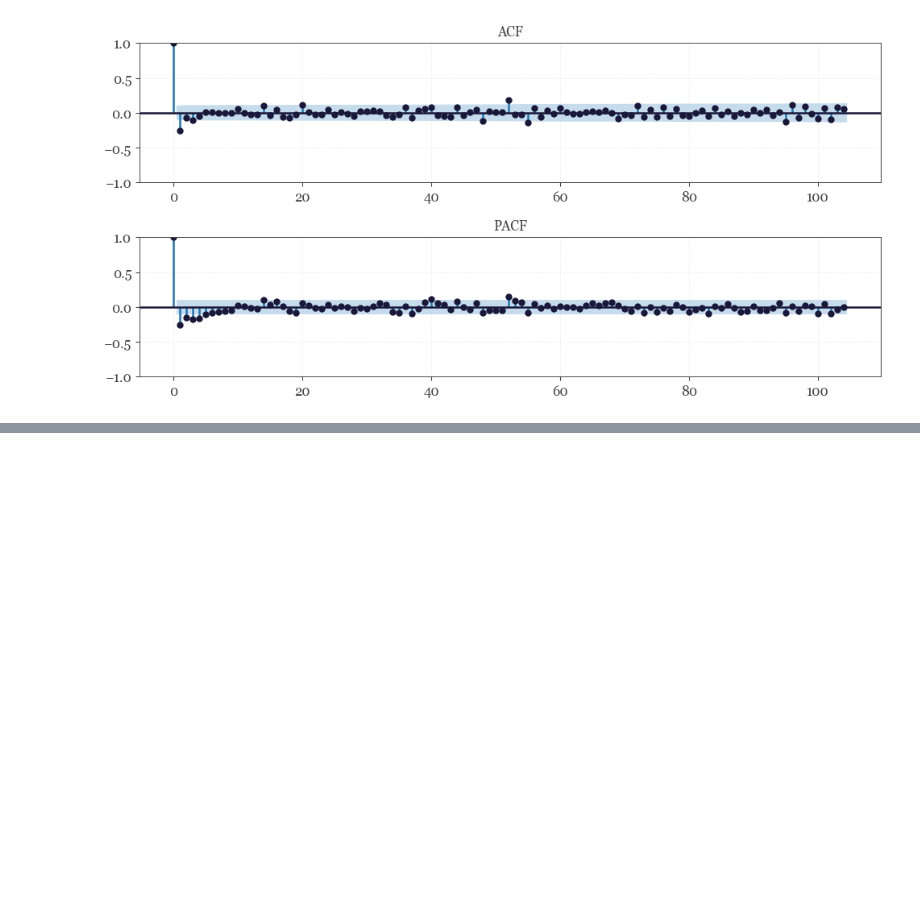
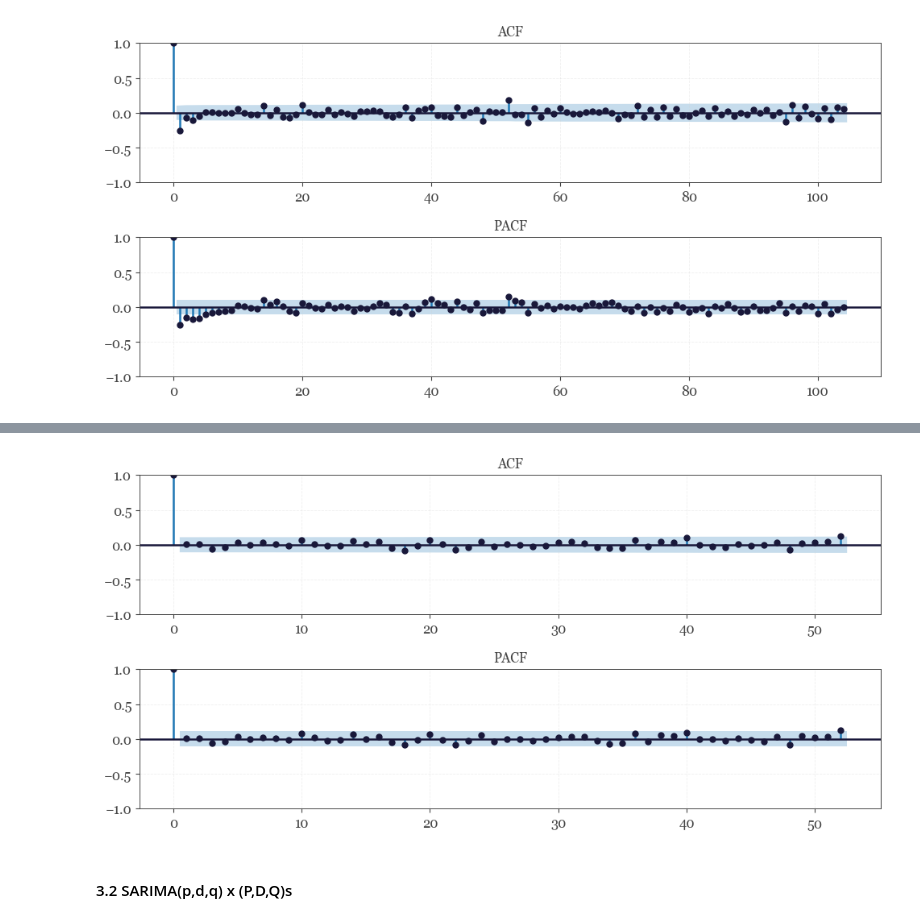
Before and after one commit to sofiantipina/Electricity-Prices, a Jupyter notebook: Analysis.ipynb, the cells around one changed output, grey strips where cells are left out. Saved outputs shown, nothing was run; the diff lists cells and outputs as text; code cells hidden in the pictures; blank space fills up the shorter version.

```diff
--- a/Analysis.ipynb
+++ b/Analysis.ipynb
@@ -273,0 +376,16 @@ plt.show()
+# %%
+# Reziduální ACF a PACF modelu ARIMA(1,1,1)
+fig, axes = plt.subplots(2, 1, figsize=(10, 5))
+
+plot_acf(residuals_arima_2, ax=axes[0], lags=52, color='#19183a')
+axes[0].set_title('ACF', color='#444444')
+
+plot_pacf(residuals_arima_2, ax=axes[1], lags=52, method='yw', color='#19183a')
+axes[1].set_title('PACF', color='#444444')
+
+plt.tight_layout()
+plt.show()
+# %% [output]
+[figure, added]
+# %% [markdown]
+#### 3.2 SARIMA(p,d,q) x (P,D,Q)s
```
Also changed, not shown: parts of 32 cells of this notebook.
